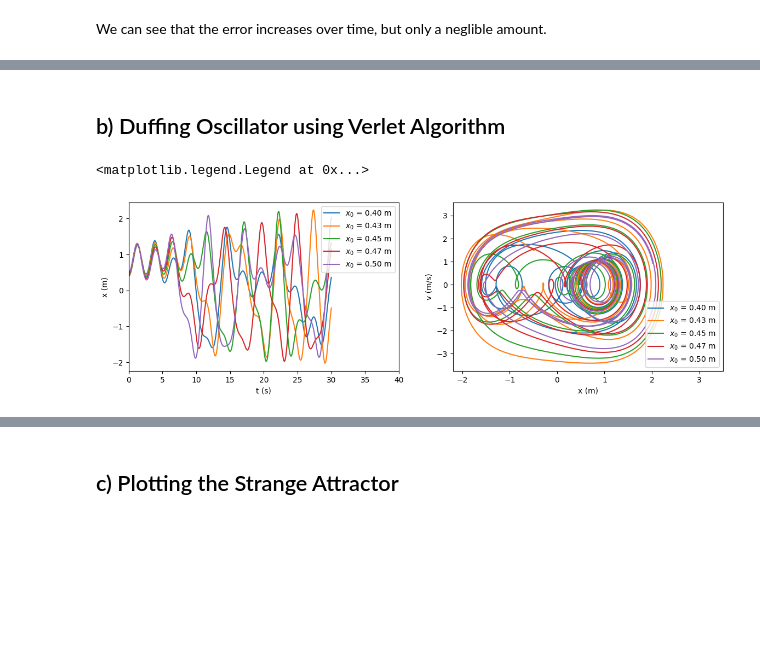
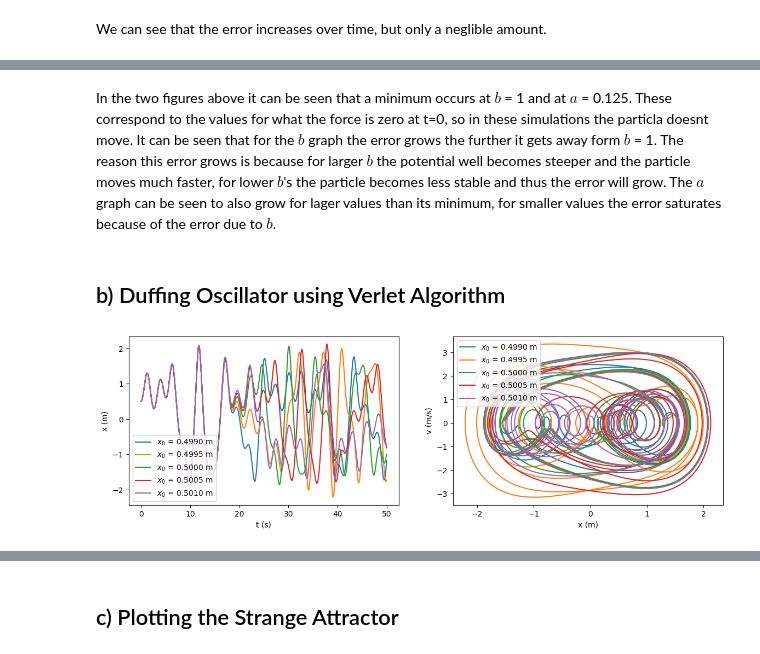
Before and after one commit to Danielle-06/Duffing-oscillator, a Jupyter notebook: Main analysis.ipynb, the cells around one changed output, grey strips where cells are left out. Cells and saved outputs as stored; diff of their text form; code cells hidden in the pictures; blank space fills up the shorter version.

```diff
--- a/Main analysis.ipynb
+++ b/Main analysis.ipynb
@@ -139,7 +134,3 @@ The computational error at t=50 is -1.1e-08 J. The error oscillation increased w
 8.789261221608946e-09
 # %% [markdown]
 We can see that the error increases over time, but only a neglible amount.
-# %%
-x = np.linspace(-2,2,1000)
-V = -a*x**2+b*x**4
-plt.plot(x,V)
@@ -189,3 +262,5 @@ The dependancy on h of the error goes with the power of 1.97 $\pm$ 0.01
+# %% [markdown]
+In the two figures above it can be seen that a minimum occurs at $b$ = 1 and at $a$ = 0.125. These correspond to the values for what the force is zero at t=0, so in these simulations the particla doesnt move. It can be seen that for the $b$ graph the error grows the further it gets away form $b$ = 1. The reason this error grows is because for larger $b$ the potential well becomes steeper and the particle moves much faster, for lower $b$'s the particle becomes less stable and thus the error will grow. The $a$ graph can be seen to also grow for lager values than its minimum, for smaller values the error saturates because of the error due to $b$.
 # %% [markdown]
 ## b) Duffing Oscillator using Verlet Algorithm
 # %%
@@ -197,9 +272,9 @@ F0 = 2
 w= 2.4
 
 # Creating the necessary time array
-N = 100000
-t = np.linspace(0,30,N)
-h = t[1]-t[0]
+h = 1e-4
+t = np.arange(0,50,h)
+N =  len(t)
 
 # Initial conditions
 x0 = 0.5
@@ -207,39 +282,39 @@ v0 = 0
 # %%
 n_par = 5 # Number of different values for x0
 
 # x0 and v0 definen
-x0_array = np.linspace(0.4,0.5,n_par)
+x0_array = np.linspace(0.499,0.501,n_par)
 v0_array = np.zeros([n_par])
 
 # Plotten van x-t en x-p diagrammen
 plt.figure(figsize=[14,4])
 for j in range(n_par):                          #Looping over all the initial conditions
     x = np.zeros(N)
     v = np.zeros(N)
     x[0],v[0] = x0_array[j],v0_array[j]
 
     for i in range(1,N):                        #Solve for x and v using Verlet algorithm
-        x[i],v[i] = Verlet(x[i-1],v[i-1],t[i-1])
+        x[i],v[i] = Verlet(x[i-1],v[i-1],t[i-1],h)
 
     plt.subplot(121) # Plot x,t diagram left
-    plt.plot(t,x,label="$x_0$ = %.2f m" %(x0_array[j]))
+    plt.plot(t,x,label="$x_0$ = %.4f m" %(x0_array[j]))
     plt.subplot(122) # Plot x,p diagram right
-    plt.plot(x,v,label="$x_0$ = %.2f m" %(x0_array[j]))
+    plt.plot(x,v,label="$x_0$ = %.4f m" %(x0_array[j]))
 
 # Setting up the right notation
 plt.subplot(122)
 plt.xlabel("x (m)")
 plt.ylabel("v (m/s)")
 plt.legend()
-plt.xlim(-2.2,3.5)
+# plt.xlim(-2.2,3.5)
 plt.subplot(121)
 plt.xlabel("t (s)")
 plt.ylabel("x (m)")
-plt.xlim(0,40)
-plt.legend()
+# plt.xlim(15,20)
+plt.legend(loc="lower left")
+plt.savefig("x small change.png")
 # %% [output]
-<matplotlib.legend.Legend at 0x...>
-[figure, old version]
+[figure, new version]
 # %%
 n_par = 5 # number of different values for x0
 
```
Also changed, not shown: parts of 14 cells of this notebook, 1 other file.
